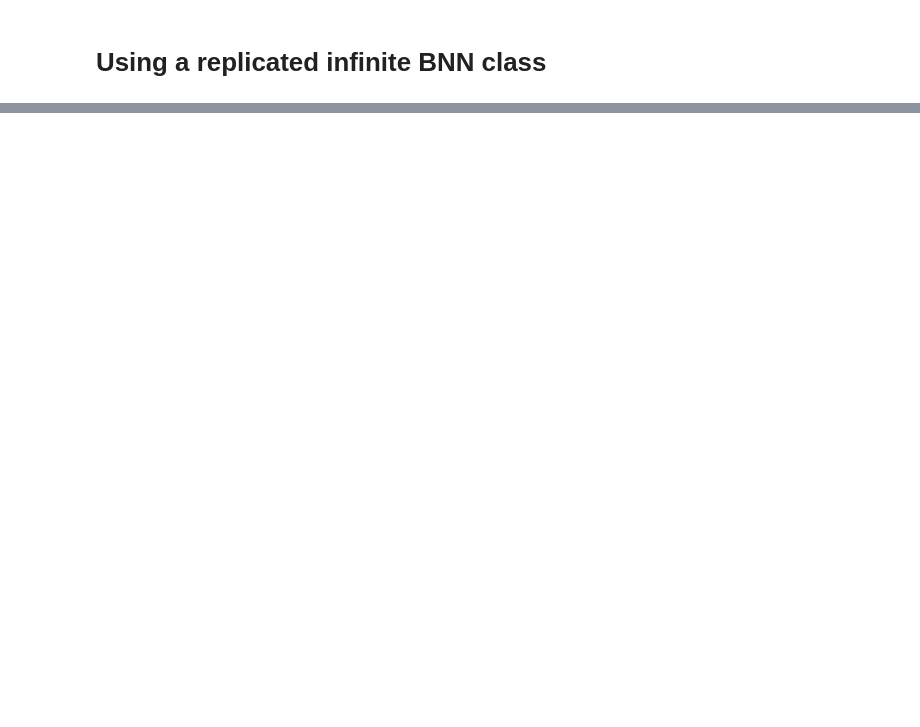
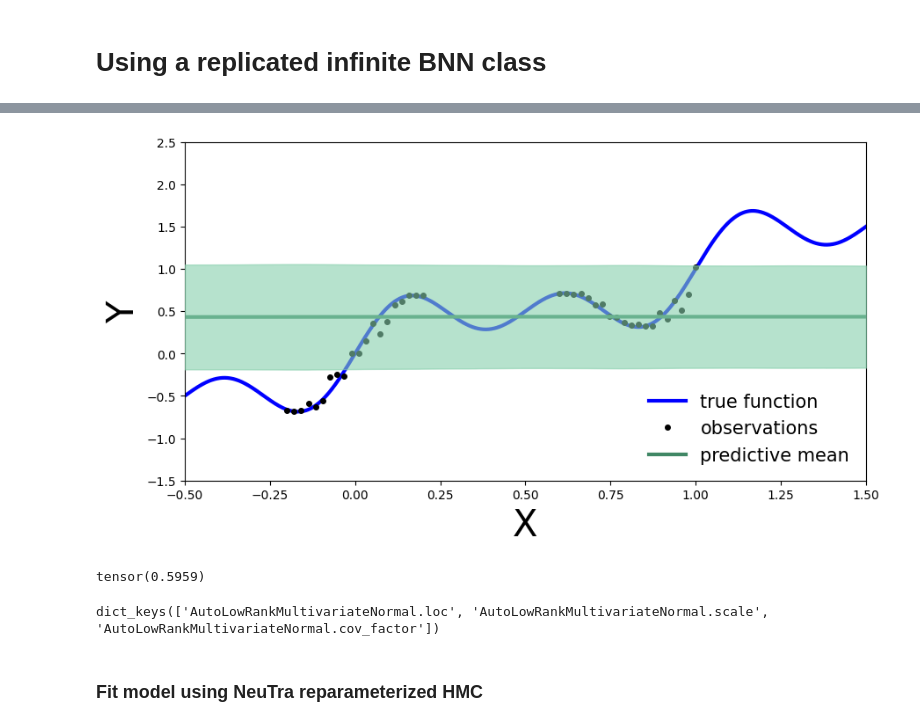
Before and after one commit to NatLabRockies/mmbo, a Jupyter notebook: notebooks/pyro-test.ipynb, the cells around one changed output, grey strips where cells are left out. Cells and saved outputs as stored; diff of their text form; code cells hidden in the pictures; blank space fills up the shorter version.

```diff
--- a/notebooks/pyro-test.ipynb
+++ b/notebooks/pyro-test.ipynb
@@ -197,10 +229,9 @@ x_test2 = x_test.reshape((*x_test.shape, 1))
 # %%
-# define model and data
-model = TIBNN.from_data(x_train2, y_train2, width=200, depth=2)
+# Sample from Posterior using MCMC
 
 # define MCMC sampler
 nuts_kernel = NUTS(model, jit_compile=True, full_mass=False)
-mcmc = MCMC(nuts_kernel, num_samples=50,    warmup_steps=50)
+mcmc = MCMC(nuts_kernel, num_samples=20,    warmup_steps=50)
 mcmc.run(x_train2, y_train2)
 # %%
 print({k:mcmc.get_samples()[k].shape for k in mcmc.get_samples().keys()})
@@ -256,0 +314,14 @@ for _ in range(num_plot):
+# %%
+plot_predictions2(svi_samples)
+# %% [output]
+[figure, added]
+# %%
+svi_samples['sigma'].mean(dim=0).mean(dim=0)
+# %% [output]
+tensor(0.5959)
+# %%
+pyro.get_param_store().keys()
+# %% [output]
+dict_keys(['AutoLowRankMultivariateNormal.loc', 'AutoLowRankMultivariateNormal.scale', 'AutoLowRankMultivariateNormal.cov_factor'])
+# %% [markdown]
+### Fit model using NeuTra reparameterized HMC
```
Also changed, not shown: parts of 30 cells of this notebook, 3 other files.
